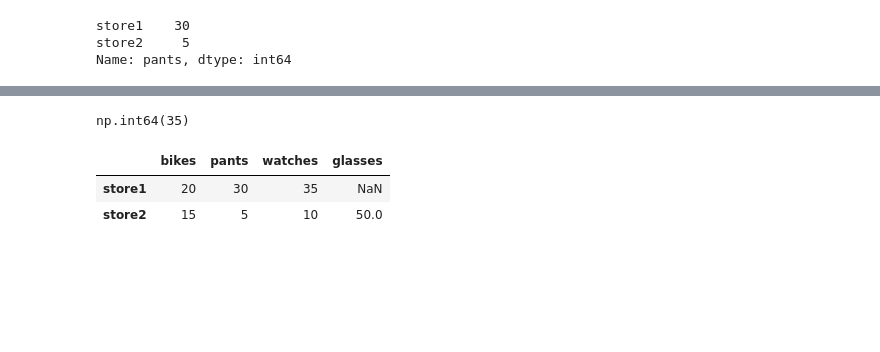
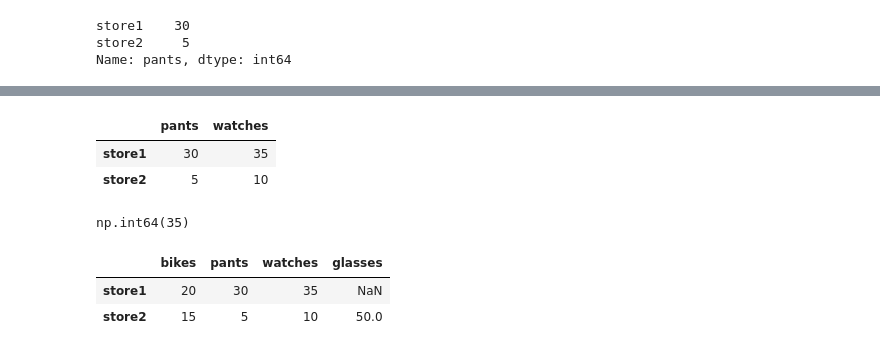
Before and after one commit to JINI1018/gg_data_analysis_ex, a Jupyter notebook: 1.a 강의 pandas.ipynb, the cells around one changed output, grey strips where cells are left out. Saved outputs shown, nothing was run; the diff lists cells and outputs as text; code cells hidden in the pictures; blank space fills up the shorter version.

```diff
--- a/1.a 강의 pandas.ipynb
+++ b/1.a 강의 pandas.ipynb
@@ -136,6 +136,7 @@ import pandas as pd
 # We create a list of Python dictionaries
 items2 = [{'bikes': 20, 'pants': 30, 'watches': 35},
           {'watches': 10, 'glasses': 50, 'bikes': 15, 'pants':5}]
+index = ["store1", "store2"]
 # %%
 # 인덱스를 따로 지정하지 않으며, 파이썬의 기본 인덱스인 0~ 시작하는 숫자로 셋팅됨
 # 프랜차이즈 매장 2개를 열었다.
@@ -147,0 +143,3 @@ df
+# %%
+df = pd.DataFrame(index = index, data = items2)
+df
@@ -163,5 +160,11 @@ Name: pants, dtype: int64
 # %%
 # bikes, watches 컬럼 두개 다 가져오기
+# %%
+df[['pants', 'watches']]
+# %% [output]
+|  | pants | watches |
+| store1 | 30 | 35 |
+| store2 | 5 | 10 |
 # %%
 # 데이터 프레임에서 데이터 억세스하는 두번째 방법
 # 2. 사람용 인덱스와 컬럼명으로 데이터를 가져오는 방법
```
Also changed, not shown: parts of 11 cells of this notebook, 4 other files.
